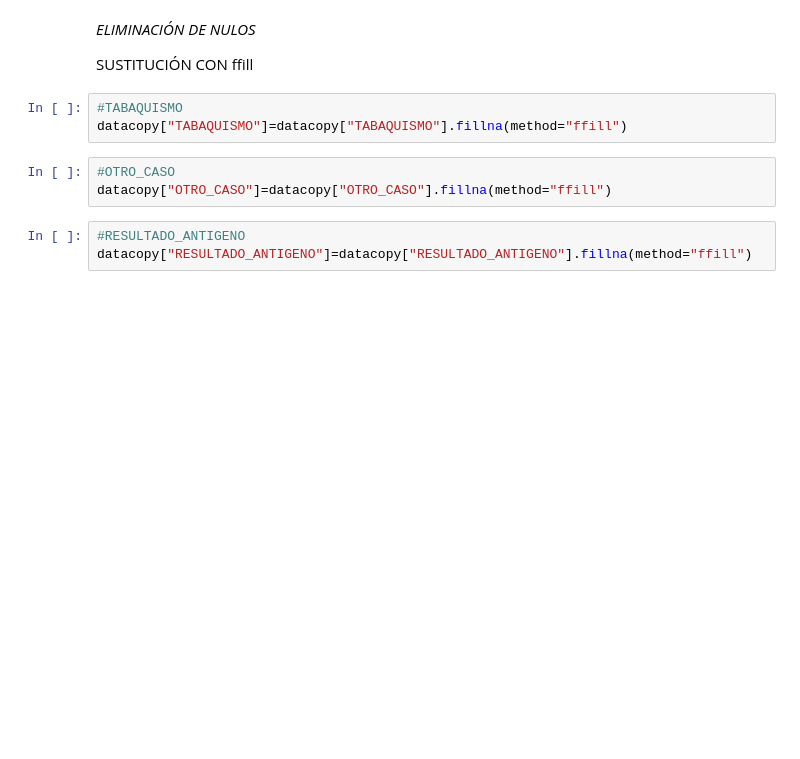
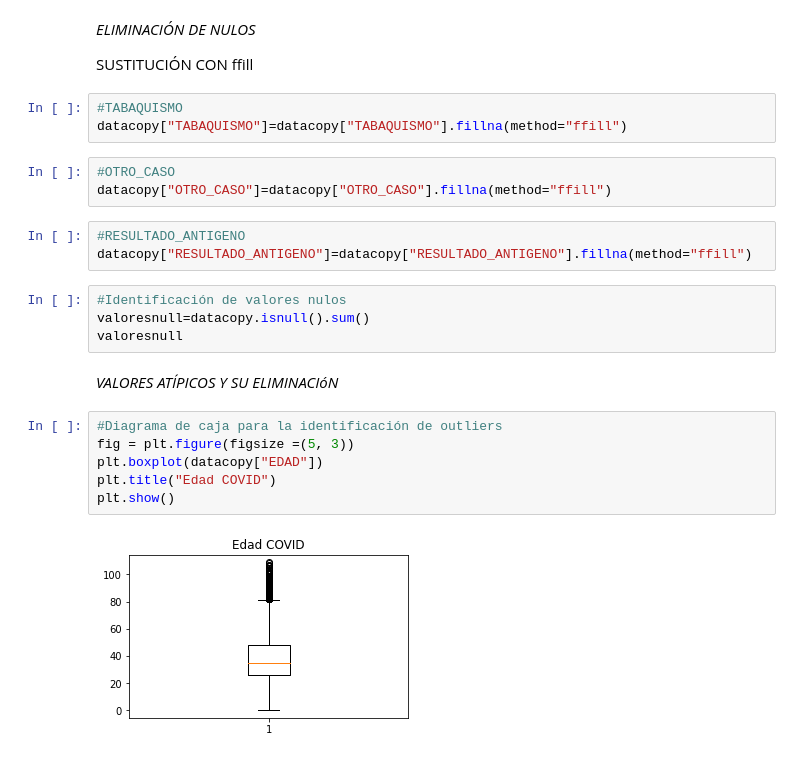
Before and after one commit to Ick3r/Actividad4, a Jupyter notebook: Actividad4.ipynb, the cells around one changed output. Drawn from its saved outputs; the diff is of its cells as text; blank space fills up the shorter version.

Commit message:
Identificamos valores atipicos en edad

```diff
--- a/Actividad4.ipynb
+++ b/Actividad4.ipynb
@@ -111,3 +111,18 @@ datacopy["OTRO_CASO"]=datacopy["OTRO_CASO"].fillna(method="ffill")
 # %%
 #RESULTADO_ANTIGENO
 datacopy["RESULTADO_ANTIGENO"]=datacopy["RESULTADO_ANTIGENO"].fillna(method="ffill")
+# %%
+#Identificación de valores nulos
+valoresnull=datacopy.isnull().sum()
+valoresnull
+# %% [markdown]
+*VALORES ATÍPICOS
+Y SU ELIMINACIóN*
+# %%
+#Diagrama de caja para la identificación de outliers
+fig = plt.figure(figsize =(5, 3))
+plt.boxplot(datacopy["EDAD"])
+plt.title("Edad COVID")
+plt.show()
+# %% [output]
+[figure, added]
```
Also changed, not shown: parts of 1 cell of this notebook.
